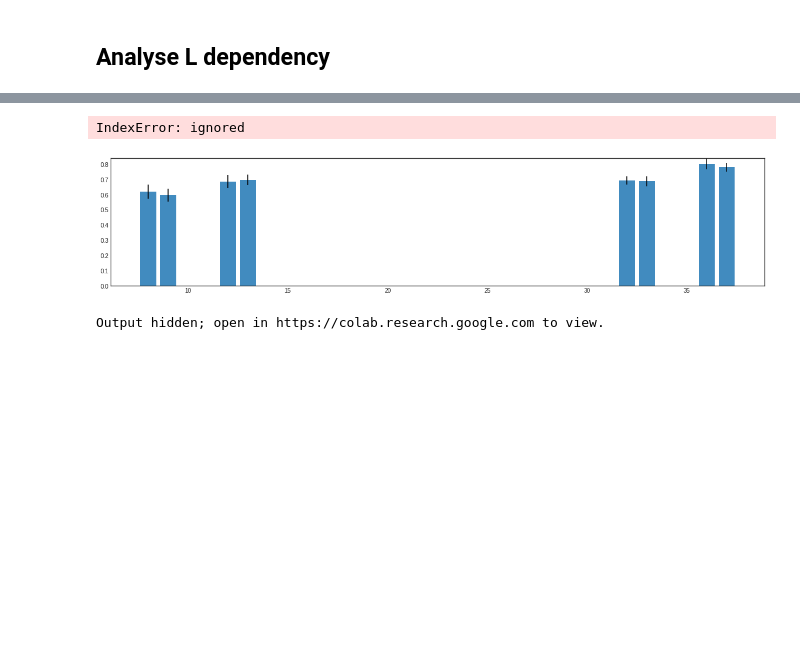
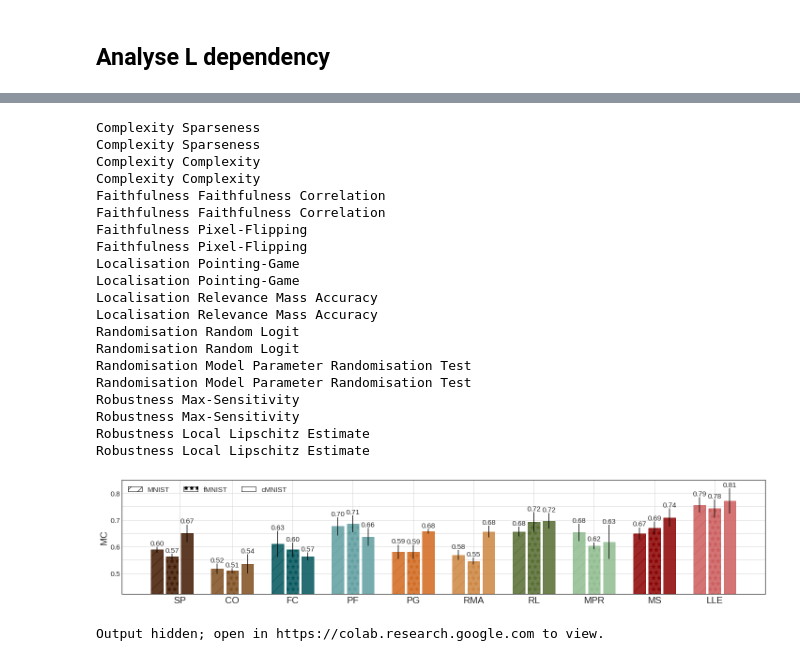
Before and after one commit to annahedstroem/MetaQuantus, a Jupyter notebook: nbs/MetaQuantus-analysis (1).ipynb, the cells around one changed output, grey strips where cells are left out. Saved outputs shown, nothing was run; the diff lists cells and outputs as text; code cells hidden in the pictures; blank space fills up the shorter version.

```diff
--- a/nbs/MetaQuantus-analysis (1).ipynb
+++ b/nbs/MetaQuantus-analysis (1).ipynb
@@ -899,0 +1480,3 @@ plot_multiple_estimator_area(benchmark=benchmark_cmnist, estimators=estimators,
+# %%
+for k in scores["Model"]["Sparseness"].keys():
+    print(k, scores["Model"]["Sparseness"][k].shape)
@@ -899,0 +1721,3 @@ plot_multiple_estimator_area(benchmark=benchmark_cmnist, estimators=estimators,
+# %%
+means_mnist, means_fmnist, means_cmnist = get_ranking_data_over_datasets(benchmark_mnist, benchmark_fmnist, benchmark_cmnist, estimators, perturbation_types=["Input", "Model"], include_std=True)
+ranking, y1, y2 = compute_ranking(means_mnist, means_fmnist, means_cmnist, estimators, perturbation_types=["Input", "Model"])
@@ -928,9 +1773,9 @@ files
 # %%
 def fix_name(name: str):
     if "Localisation" in name:
-        name = name.split("Localisation")[0] + "_Loc_Com_Ran"
-    elif  "Robustness" in name:
-        name = name.split("Robustness")[0] + "_Rob_Fai"
+        name = name.split("Localisation")[0]# + "_Loc_Com_Ran"
+    #elif  "Robustness" in name:
+    #    name = name.split("Robustness")[0]# + "_Rob_Fai"
     if name.endswith("_"):
         name = name[:-1]
     return name
@@ -943,21 +1788,30 @@ def load_source(files: list, dataset_name, model_name):
 
     benchmarks = {}
     for fname in files:
-        if dataset_name in fname and ("15122022" in fname or "14122022" in fname):
+        if "_"+dataset_name in fname: #and ("15122022" in fname or "14122022" in fname):
             try:
                 for i in ["_2_", "_3_", "_4_"]:
                     try:
-                        name = i[1:] + fname.split(i)[1] #
+                        name = i[1:] + fname.split(i)[1]
                         name = fix_name(name=name)
                         if name not in benchmarks:
-                            print(name)
-                            benchmarks[name] = load_obj(path_results+"L_dependency/", fname=fname, use_json=True)[dataset_name][model_name]
+
+                            benchmarks[name] = load_obj(path_results+"l_dependency/", fname=fname, use_json=True)[dataset_name][model_name]
+
+                            # Update namings.
+                            if name == "4_GR_SA_IX_GC":
+                                benchmarks["4_GR_SA_IX_IG"] = benchmarks.pop(name)
+                            if name == "4_GR_SA_OC_LR":
+                                benchmarks["4_GR_SA_OC_GC"] = benchmarks.pop(name)
                     except:
                         pass
 
                 #benchmarks[name] = load_obj(path_results+"L_dependency/", fname=fname, use_json=True)[dataset_name][model_name]
             except:
                 pass #print(f"Could not load fname={fname}")
+
+    for k in benchmarks:
+        print(k)
 
     return benchmarks
 
@@ -1125,7 +1979,7 @@ def get_mc_scores_data_over_datasets(mc_scores_mnist, mc_scores_fmnist, mc_score
 
     return means, stds
 # %%
-def plot_mc_scores_over_datasets(means, stds):
+def plot_mc_scores_over_datasets(means: list, stds: list, dataset_name: str):
 
     # MNIST, fMNIST, cMNIST
     datasets = ["MNIST", "fMNIST", "cMNIST"]
@@ -1148,7 +2002,8 @@ def plot_mc_scores_over_datasets(means, stds):
     fig, ax = plt.subplots(figsize=(20, 4))
     barlist=ax.bar(x, means, yerr=stds, alpha=0.85)
 
-    ax.bar_label(barlist, fmt='%.2f', label_type='edge', fontsize=15)
+    # Alt 1.
+    plt.bar_label(barlist, fmt='%.2f', label_type='edge', fontsize=15)
 
     for i in range(0, len(metrics_short)*nr_datasets, 3):
         barlist[i].set_hatch('/')
@@ -1158,19 +2013,41 @@ def plot_mc_scores_over_datasets(means, stds):
         barlist[i].set_color(colours_repeat[i])
 
     ax.set_xticks(ticks=labels_ticks, labels=metrics_short, fontsize=20)#, rotation=90)
+    plt.grid()
     plt.ylabel("MC", fontsize=20)
     plt.yticks(fontsize=15)
     plt.ylim(np.min(means)-0.1, np.max(means)+0.05)
-    ax.legend(handles=legend_elements, labels=datasets, ncol=3, fontsize=15) # loc=2,
+    plt.yticks(ticks=np.linspace(0.5, 0.9, 8), labels=[0.5, "", 0.6, "", 0.7, "", 0.8, ""], fontsize=15)
+    ax.legend(handles=legend_elements, labels=datasets, ncol=3, fontsize=15, loc="upper left") # loc=2,
+
+    plt.tight_layout()
+    plt.savefig(path_results+"plots/"+f"mc_scores_{dataset_name}.png", dpi=1000)
     plt.show()
-
-    plt.savefig(path_results+"plots/"+"mc_scores.png", dpi=400)
 # %%
 means, stds = get_mc_scores_data_over_datasets(mc_scores_mnist, mc_scores_fmnist, mc_scores_cmnist, estimators, perturbation_types=["Input", "Model"])
-plot_mc_scores_over_datasets(means, stds)
+plot_mc_scores_over_datasets(means=means, stds=stds, dataset_name="ALL")
 # %% [output]
-IndexError: ignored
+Complexity Sparseness
+Complexity Sparseness
+Complexity Complexity
+Complexity Complexity
+Faithfulness Faithfulness Correlation
+Faithfulness Faithfulness Correlation
+Faithfulness Pixel-Flipping
+Faithfulness Pixel-Flipping
+Localisation Pointing-Game
+Localisation Pointing-Game
+Localisation Relevance Mass Accuracy
+Localisation Relevance Mass Accuracy
+Randomisation Random Logit
+Randomisation Random Logit
+Randomisation Model Parameter Randomisation Test
+Randomisation Model Parameter Randomisation Test
+Robustness Max-Sensitivity
+Robustness Max-Sensitivity
+Robustness Local Lipschitz Estimate
+Robustness Local Lipschitz Estimate
-[figure, old version]
+[figure, new version]
 # %%
 for ex1, (estimator_category, metrics) in enumerate(estimators.items()):
     for ex2, estimator_name in enumerate(metrics):
```
Also changed, not shown: parts of 97 cells of this notebook, 22 other files.
